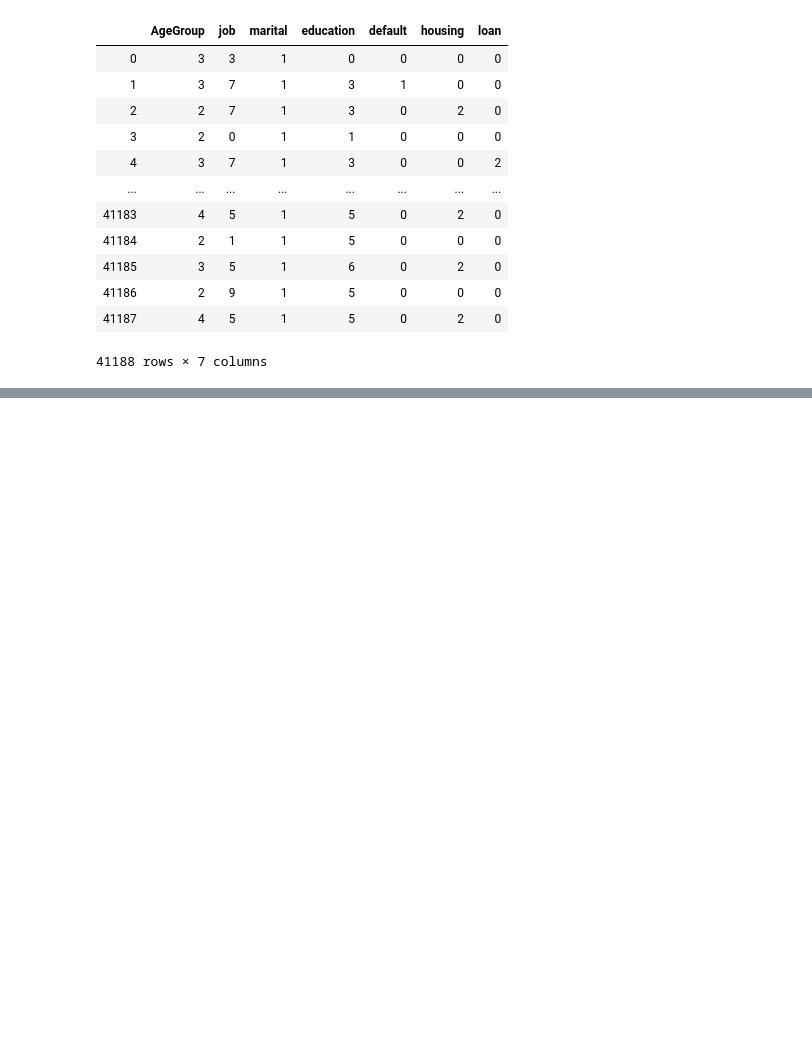
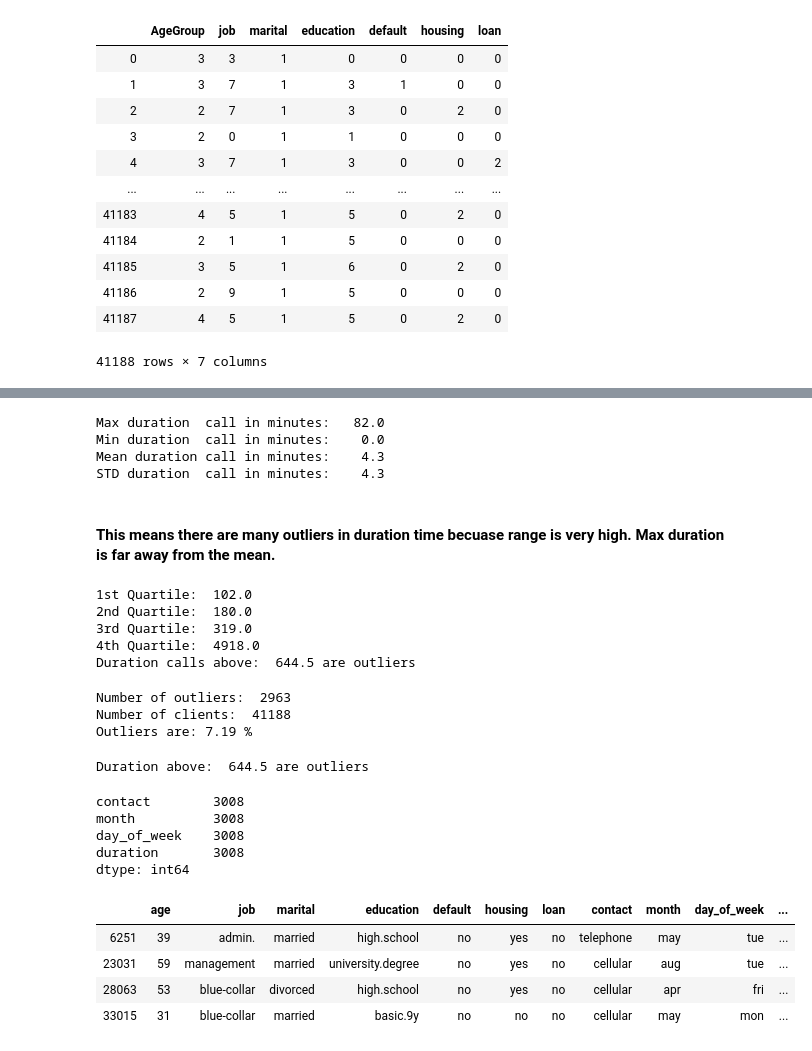
Before and after one commit to kanchanrenu/Bank_propensity_model, a Jupyter notebook: Bank-marketing-Kanchan.ipynb, the cells around one changed output, grey strips where cells are left out. Saved outputs shown, nothing was run; the diff lists cells and outputs as text; code cells hidden in the pictures; blank space fills up the shorter version.

```diff
--- a/Bank-marketing-Kanchan.ipynb
+++ b/Bank-marketing-Kanchan.ipynb
@@ -441,0 +498,64 @@ bank_client.drop(['age'],axis=1)
+# %%
+print("Max duration  call in minutes:  ", round((bank_related['duration'].max()/60),1))
+print("Min duration  call in minutes:   ", round((bank_related['duration'].min()/60),1))
+print("Mean duration call in minutes:   ", round((bank_related['duration'].mean()/60),1))
+print("STD duration  call in minutes:   ", round((bank_related['duration'].std()/60),1))
+# Std close to the mean means that the data values are close to the mean
+# %% [output]
+Max duration  call in minutes:   82.0
+Min duration  call in minutes:    0.0
+Mean duration call in minutes:    4.3
+STD duration  call in minutes:    4.3
+# %% [markdown]
+#### This means there are many outliers in duration time becuase range is very high. Max duration is far away from the mean.
+# %%
+# Quartiles
+print('1st Quartile: ', bank_related['duration'].quantile(q = 0.25))
+print('2nd Quartile: ', bank_related['duration'].quantile(q = 0.50))
+print('3rd Quartile: ', bank_related['duration'].quantile(q = 0.75))
+print('4th Quartile: ', bank_related['duration'].quantile(q = 1.00))
+#Calculate the outliers:
+  # Interquartile range, IQR = Q3 - Q1
+  # lower 1.5*IQR whisker = Q1 - 1.5 * IQR
+  # Upper 1.5*IQR whisker = Q3 + 1.5 * IQR
+
+print('Duration calls above: ', bank_related['duration'].quantile(q = 0.75) +
+                      1.5*(bank_related['duration'].quantile(q = 0.75) - bank_related['duration'].quantile(q = 0.25)), 'are outliers')
+# %% [output]
+1st Quartile:  102.0
+2nd Quartile:  180.0
+3rd Quartile:  319.0
+4th Quartile:  4918.0
+Duration calls above:  644.5 are outliers
+# %%
+print('Number of outliers: ', bank_related[bank_related['duration'] > 644.5]['duration'].count())
+print('Number of clients: ', len(bank_related))
+#Outliers in %
+print('Outliers are:', round(bank_related[bank_related['duration'] > 644.5]['duration'].count()*100/len(bank_related),2), '%')
+# %% [output]
+Number of outliers:  2963
+Number of clients:  41188
+Outliers are: 7.19 %
+# %%
+print('Duration above: ', bank_related['duration'].quantile(q = 0.75) +
+                      1.5*(bank_related['duration'].quantile(q = 0.75) - bank_related['duration'].quantile(q = 0.25)), 'are outliers')
+# %% [output]
+Duration above:  644.5 are outliers
+# %%
+bank_related[bank_related['duration'] > 640].count()
+# %% [output]
+contact        3008
+month          3008
+day_of_week    3008
+duration       3008
+dtype: int64
+# %%
+#person didn't subscribed,
+# THIS LINES NEED TO BE DELETED LATER
+bank[(bank['duration'] == 0)]
+# %% [output]
+|  | age | job | marital | education | default | housing | loan | contact | month | day_of_week | ... |
+| 6251 | 39 | admin. | married | high.school | no | yes | no | telephone | may | tue | ... |
+| 23031 | 59 | management | married | university.degree | no | yes | no | cellular | aug | tue | ... |
+| 28063 | 53 | blue-collar | divorced | high.school | no | yes | no | cellular | apr | fri | ... |
+| 33015 | 31 | blue-collar | married | basic.9y | no | no | no | cellular | may | mon | ... |
```
Also changed, not shown: parts of 35 cells of this notebook.
